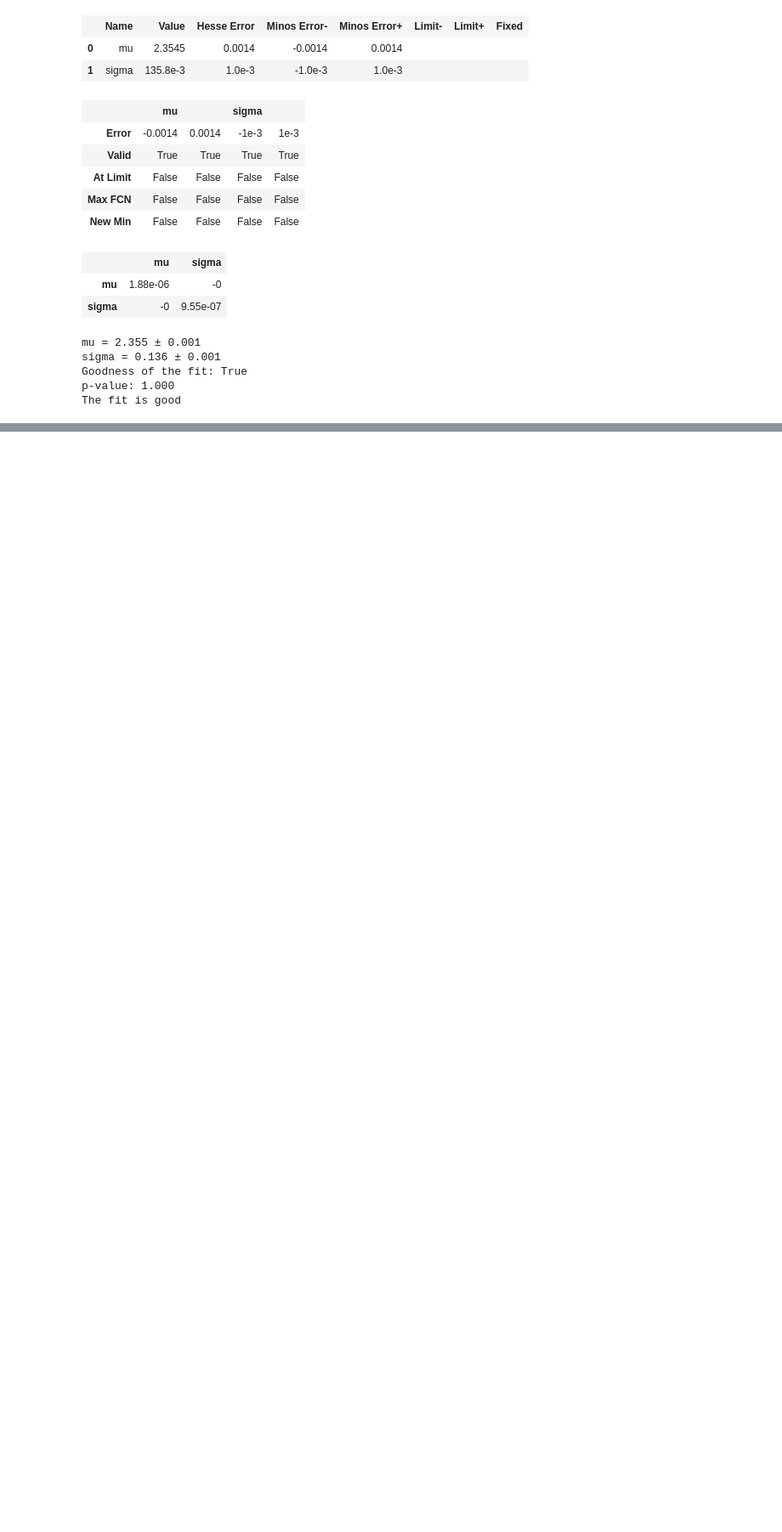
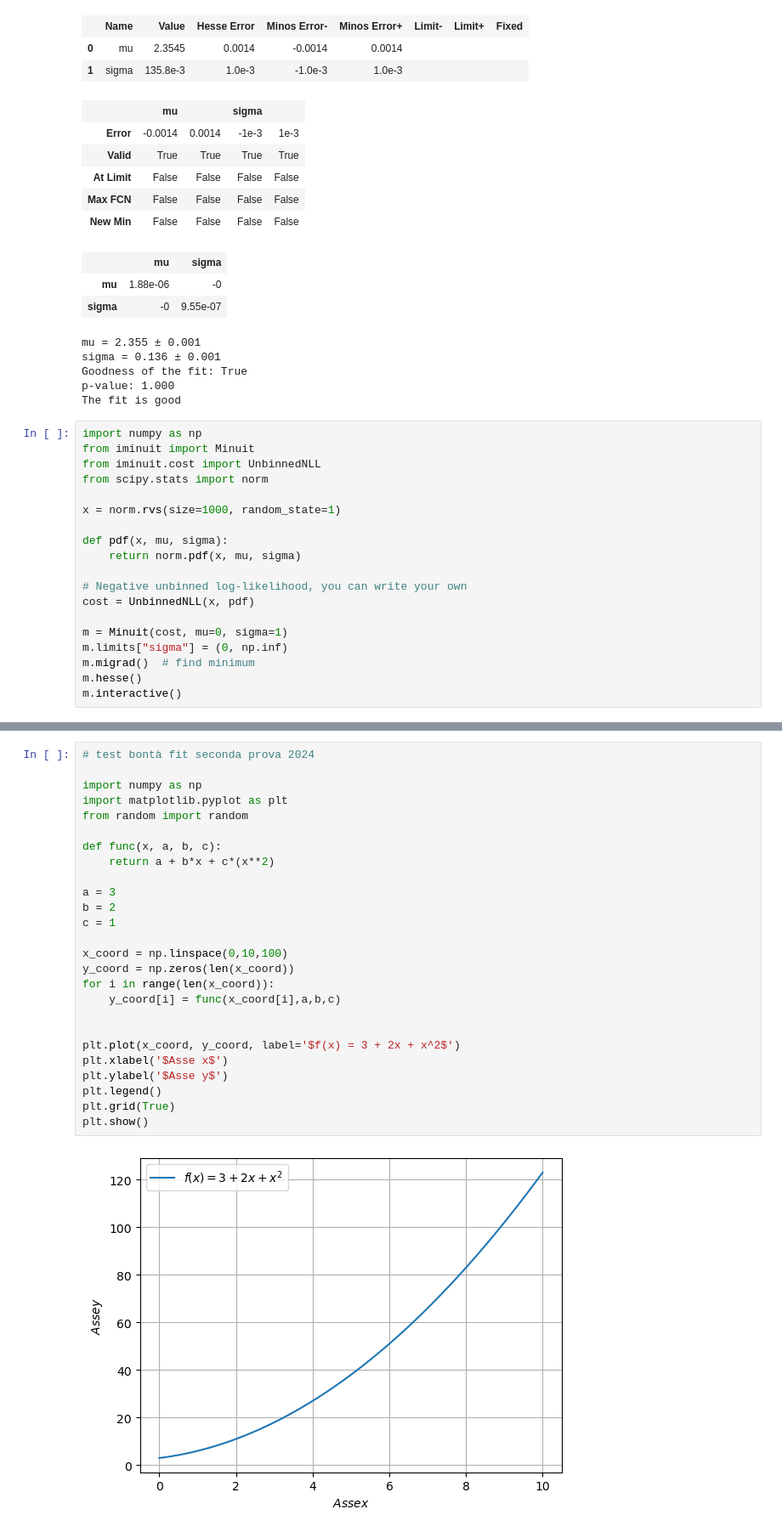
Before and after one commit to StefanoDolci/Lab_Calcolo_Statistica_unimib, a Jupyter notebook: Test3.ipynb, the cells around one changed output, grey strips where cells are left out. Shown at 85% size. Cells and saved outputs as stored; diff of their text form; blank space fills up the shorter version.

```diff
--- a/Test3.ipynb
+++ b/Test3.ipynb
@@ -388,3 +388,22 @@ sigma = 0.136 ± 0.001
 Goodness of the fit: True
 p-value: 1.000
 The fit is good
+# %%
+import numpy as np
+from iminuit import Minuit
+from iminuit.cost import UnbinnedNLL
+from scipy.stats import norm
+
+x = norm.rvs(size=1000, random_state=1)
+
+def pdf(x, mu, sigma):
+    return norm.pdf(x, mu, sigma)
+
+# Negative unbinned log-likelihood, you can write your own
+cost = UnbinnedNLL(x, pdf)
+
+m = Minuit(cost, mu=0, sigma=1)
+m.limits["sigma"] = (0, np.inf)
+m.migrad()  # find minimum
+m.hesse()
+m.interactive()
@@ -390,0 +617,28 @@ The fit is good
+# %%
+# test bontà fit seconda prova 2024
+
+import numpy as np
+import matplotlib.pyplot as plt
+from random import random
+
+def func(x, a, b, c):
+    return a + b*x + c*(x**2)
+
+a = 3
+b = 2
+c = 1
+
+x_coord = np.linspace(0,10,100)
+y_coord = np.zeros(len(x_coord))
+for i in range(len(x_coord)):
+    y_coord[i] = func(x_coord[i],a,b,c)
+
+
+plt.plot(x_coord, y_coord, label='$f(x) = 3 + 2x + x^2$')
+plt.xlabel('$Asse x$')
+plt.ylabel('$Asse y$')
+plt.legend()
+plt.grid(True)
+plt.show()
+# %% [output]
+[figure, added]
```
Also changed, not shown: parts of 13 cells of this notebook, 1 other file.
